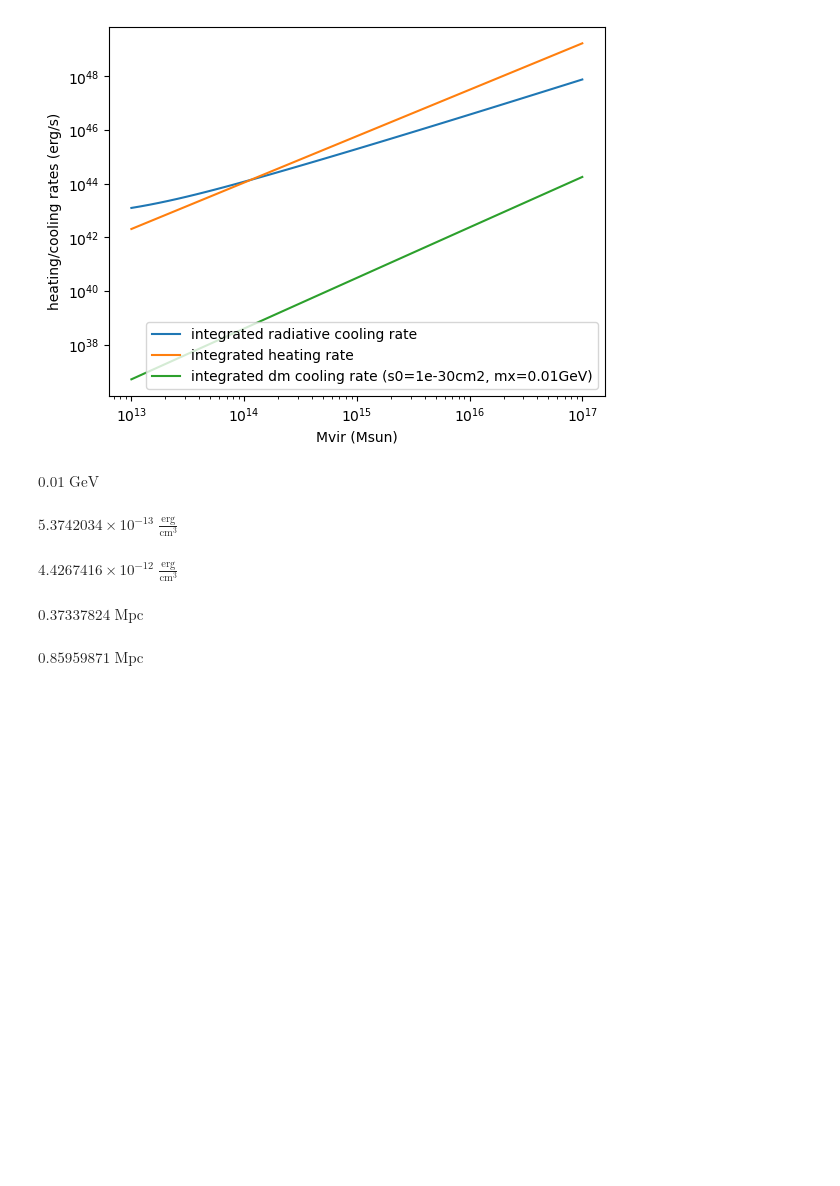
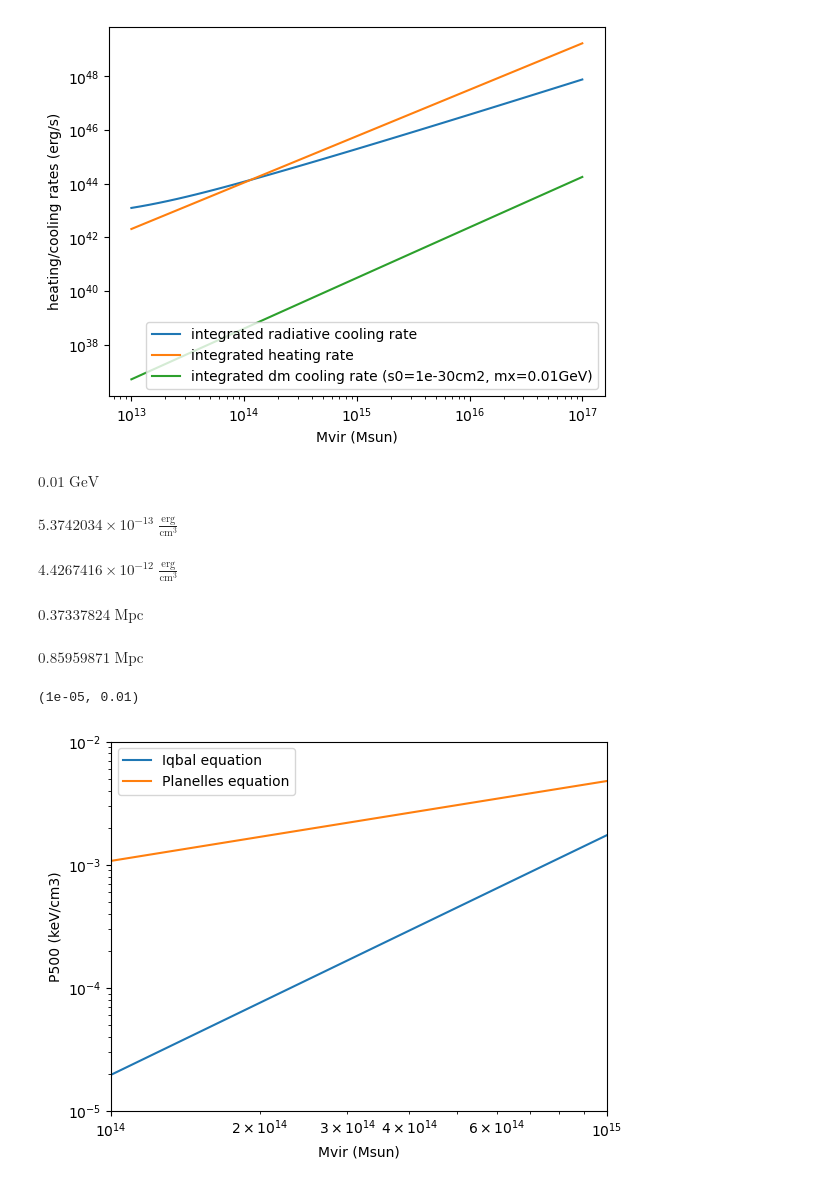
Before and after one commit to eleanorstuart/thermo-idm, a Jupyter notebook: comparison_with_observation_M500.ipynb, the cells around one changed output. Saved outputs shown, nothing was run; the diff lists cells and outputs as text; code cells hidden in the pictures; blank space fills up the shorter version.

```diff
--- a/comparison_with_observation_M500.ipynb
+++ b/comparison_with_observation_M500.ipynb
@@ -297,3 +291,14 @@ $0.37337824 \; \mathrm{Mpc}$
 cls.R500/1.09
 # %% [output]
 $0.85959871 \; \mathrm{Mpc}$
+# %%
+plt.loglog(Ms, [nfw.P500().to(u.keV/u.cm**3).value for nfw in nfws],label='Iqbal equation' )
+plt.loglog(Ms, [nfw.P500_planelles().to(u.keV/u.cm**3).value for nfw in nfws], label='Planelles equation')
+plt.xlabel('Mvir (Msun)')
+plt.ylabel('P500 (keV/cm3)')
+plt.legend()
+plt.xlim(1e14, 1e15)
+plt.ylim(1e-5, 1e-2)
+# %% [output]
+(1e-05, 0.01)
+[figure, added]
```
Also changed, not shown: parts of 17 cells of this notebook, 9 other files.
